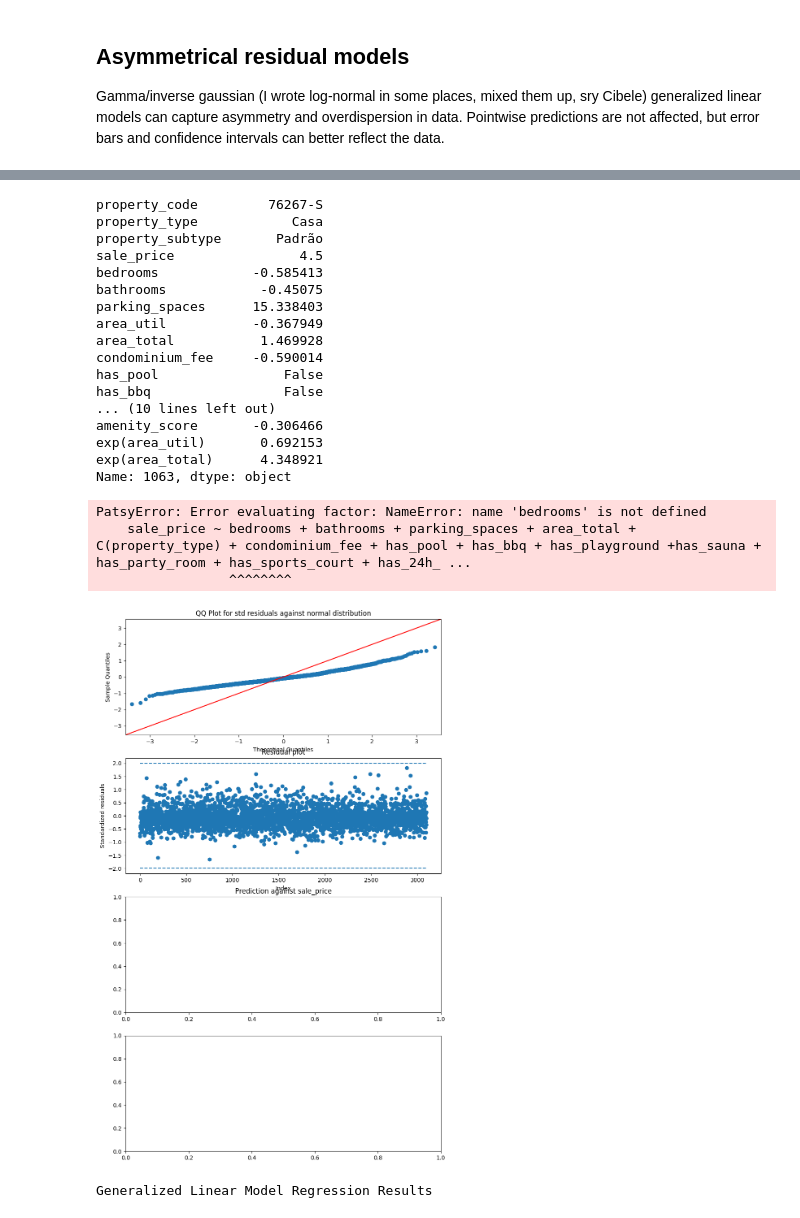
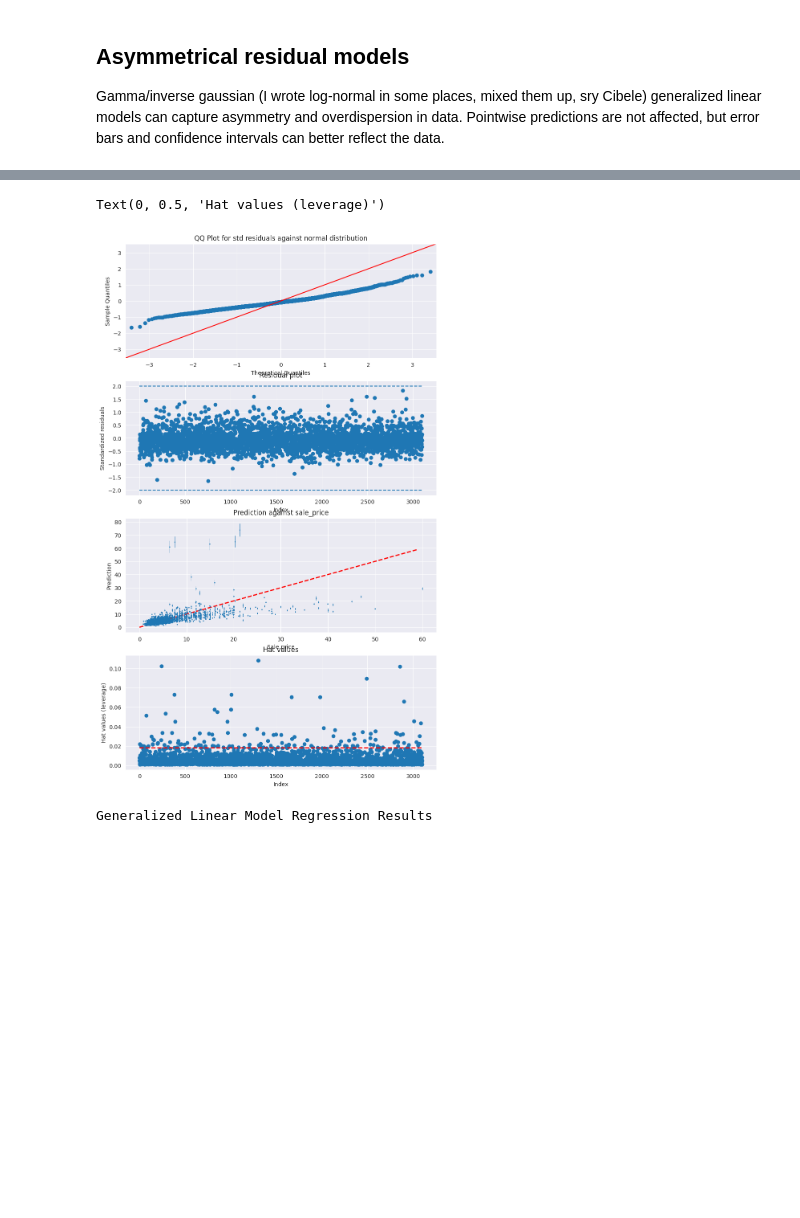
Before and after one commit to clr-cera/IA2025.2, a Jupyter notebook: Trabalho2/modelling.ipynb, the cells around one changed output, grey strips where cells are left out. Drawn from its saved outputs; the diff is of its cells as text; code cells hidden in the pictures; blank space fills up the shorter version.

```diff
--- a/Trabalho2/modelling.ipynb
+++ b/Trabalho2/modelling.ipynb
@@ -68,7 +68,7 @@ std_data = std_data.query("area_total < 10000")
 std_data["exp(area_util)"] = np.exp(std_data["area_util"])
 std_data["exp(area_total)"] = np.exp(std_data["area_total"])
 for col in num_cols:
-    std_data[col] = stdize(std_data[col], ss.quantile(std_data[col], 0.80))
+    std_data[col] = stdize(std_data[col], ss.quantile(std_data[col], 0.99))
 std_data.to_csv("data/std_data.csv", index = False)
-std_data
+std_data.describe()
 # %% [output]
@@ -326,56 +322,37 @@ def get_gamma_prediction_interval(model, X_new, alpha=0.05, n_simulations=10000)
         'obs_ci_upper': upper
     }
 
 
 std_residuals = idgamma_model.resid_deviance # Deviance component residual is closest to normality
 pp = ProbPlot(std_residuals, ss.norm(0, 1))
 fig, axes = plt.subplots(4, 1, figsize = (10,17))
 axes[0].set_title("QQ Plot for std residuals against normal distribution")
 qq  = pp.qqplot(ax = axes[0], line="45")
 
 axes[1].set_title("Residual plot")
 axes[1].scatter(list(range(len(std_residuals))), std_residuals)
 axes[1].hlines(y=[-2, 2], linestyles="dashed", xmin=0, xmax=len(std_residuals))
 axes[1].set_xlabel("Index")
 axes[1].set_ylabel("Standardized residuals")
 
 axes[2].set_title("Prediction against sale_price")
-pred_summary = pd.DataFrame(get_gamma_prediction_interval(idgamma_model, record[1], alpha=0.8, n_simulations=1000) for record in train.iterrows())
-errors = np.array(list(zip(pred_summary["mean"] - pred_summary["obs_ci_lower"], abs(pred_summary["mean"] - pred_summary["obs_ci_upper"])))).T
+pred_summary = idgamma_model.get_prediction().summary_frame()
+errors = np.array(list(zip(pred_summary["mean"] - pred_summary["mean_ci_lower"], abs(pred_summary["mean"] - pred_summary["mean_ci_upper"])))).T
 axes[2].plot(np.arange(0, 60, 1), np.arange(0, 60, 1), linestyle = "dashed", color = "red", linewidth = 2)
 axes[2].errorbar(train["sale_price"], pred_summary["mean"], yerr = errors, fmt = "o", markersize=1, linewidth = 0.5)
 axes[2].set_xlabel("Sale price")
 axes[2].set_ylabel("Prediction")
 
 hat = idgamma_model.get_hat_matrix_diag(False)
 reference = 3 * len(idgamma_model.params) / len(train["sale_price"])
 axes[3].set_title("Hat values")
 axes[3].scatter(list(range(len(hat))), hat)
 axes[3].hlines(y=reference, linestyles="dashed", xmin=0, xmax=len(hat), color = "red", linewidth = 2)
 axes[3].set_xlabel("Index")
 axes[3].set_ylabel("Hat values (leverage)")
 # %% [output]
-property_code         76267-S
-property_type            Casa
-property_subtype       Padrão
-sale_price                4.5
-bedrooms            -0.585413
-bathrooms            -0.45075
-parking_spaces      15.338403
-area_util           -0.367949
-area_total           1.469928
-condominium_fee     -0.590014
-has_pool                False
-has_bbq                 False
-... (10 lines left out)
-amenity_score       -0.306466
-exp(area_util)       0.692153
-exp(area_total)      4.348921
-Name: 1063, dtype: object
+Text(0, 0.5, 'Hat values (leverage)')
-PatsyError: Error evaluating factor: NameError: name 'bedrooms' is not defined
-    sale_price ~ bedrooms + bathrooms + parking_spaces + area_total + C(property_type) + condominium_fee + has_pool + has_bbq + has_playground +has_sauna + has_party_room + has_sports_court + has_24h_ ...
-                 ^^^^^^^^
-[figure, old version]
+[figure, new version]
 # %%
 loggamma_model = smf.glm(
     formula = "sale_price ~ bedrooms + bathrooms + parking_spaces + area_total + C(property_type) + condominium_fee + has_pool + has_bbq + has_playground +has_sauna + has_party_room + has_sports_court + has_24h_security + has_laundry + has_closet + has_office + has_pantry + amenity_score",
```
Also changed, not shown: parts of 10 cells of this notebook, 4 other files.
